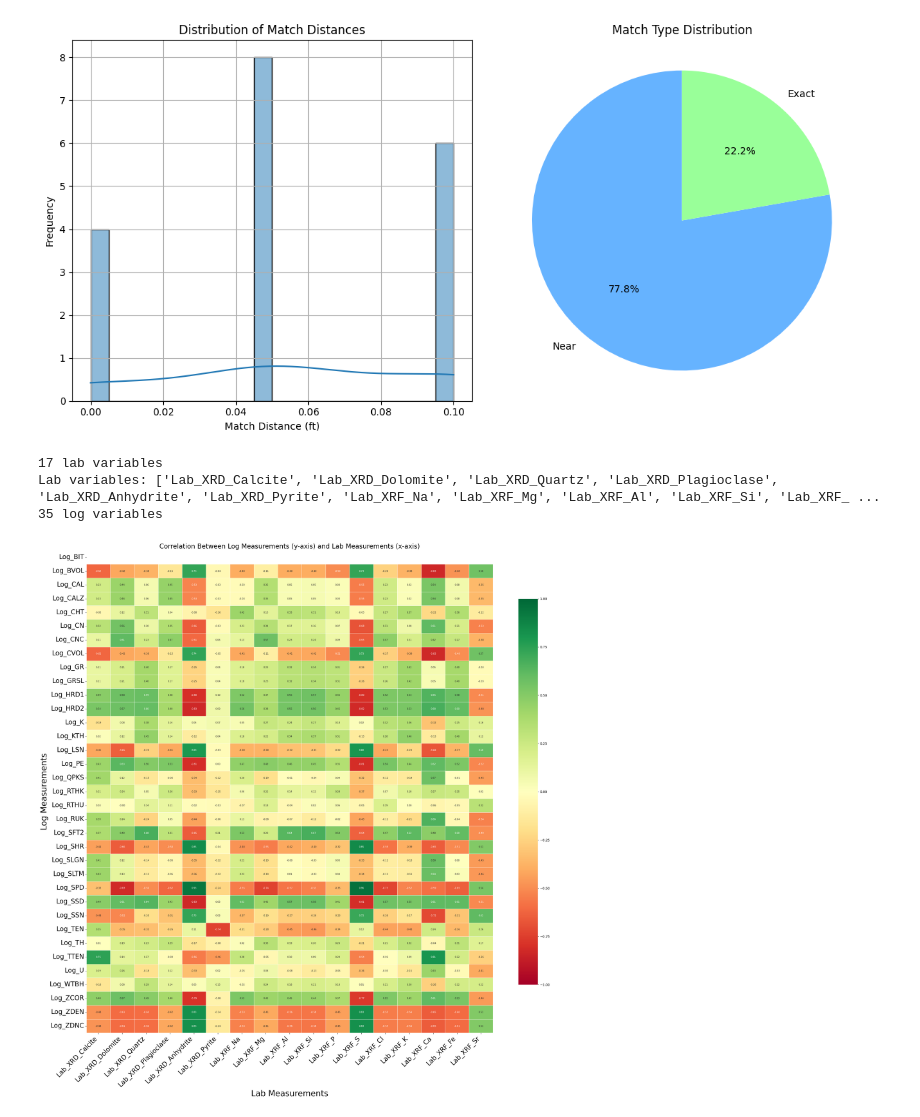
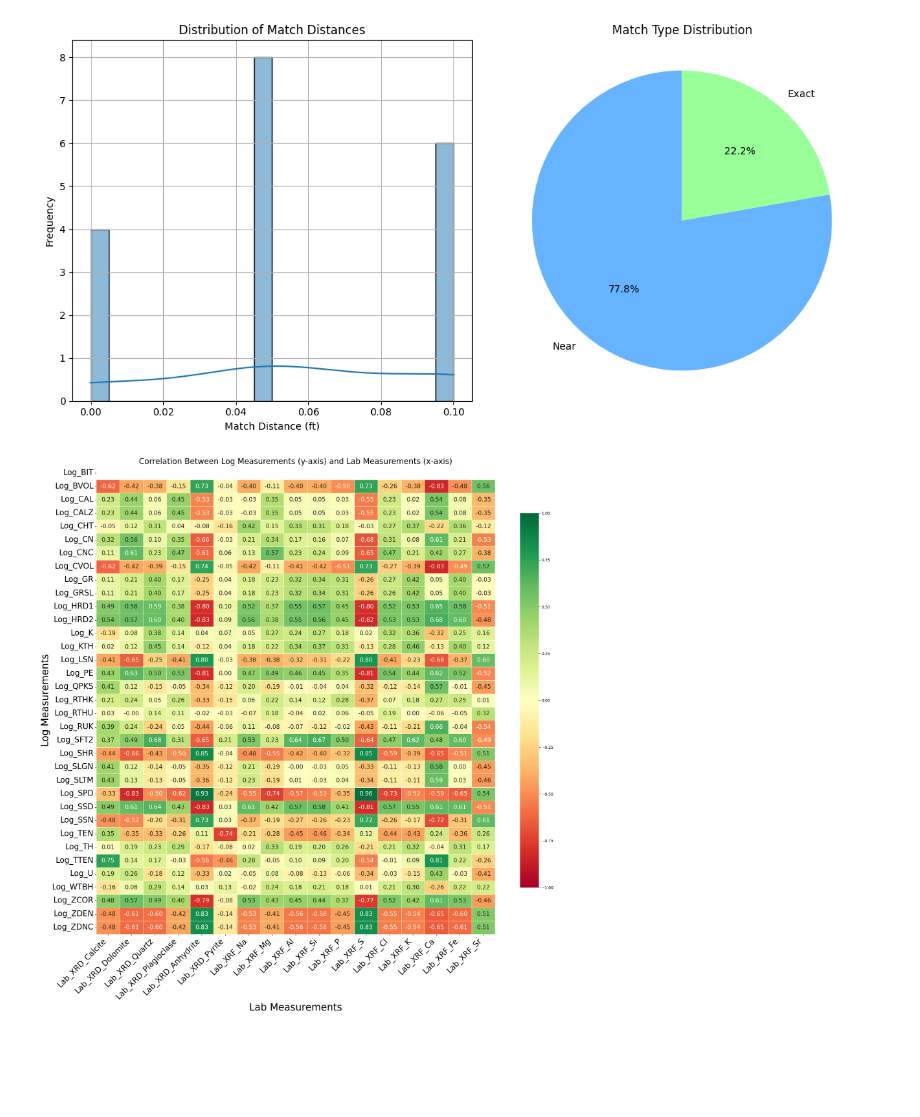
Before and after one commit to Z1y4dd/colab, a Jupyter notebook: HRDH/HRDH_1119/HRDH_1119_0_FULL.ipynb, the cells around one changed output. Drawn from its saved outputs; the diff is of its cells as text; code cells hidden in the pictures; blank space fills up the shorter version.

```diff
--- a/HRDH/HRDH_1119/HRDH_1119_0_FULL.ipynb
+++ b/HRDH/HRDH_1119/HRDH_1119_0_FULL.ipynb
@@ -850,41 +697,39 @@ log_vars = [col for col in joined.columns if col.startswith('Log_') and
 lab_vars = [col for col in lab_vars if not (joined[col] == 0).all()]
 log_vars = [col for col in log_vars if not (joined[col] == 0).all()]
 
-# 31 - 10
-print(len(lab_vars), "lab variables")
-print("Lab variables:", lab_vars)
-print(len(log_vars), "log variables")
+
+# print(len(lab_vars), "lab variables")
+# print("Lab variables:", lab_vars)
+# print(len(log_vars), "log variables")
+
 # Compute correlation matrix (log variables as rows, lab variables as columns)
 corr_matrix = joined[lab_vars + log_vars].corr().loc[log_vars, lab_vars]
 
 # Create a larger figure for better readability
-plt.figure(figsize=(24, 24))
+plt.figure(figsize=(20, 20))
 
 # Plot the heatmap with rotated x-axis labels
 sns.heatmap(corr_matrix,
             annot=True,                  # Show correlation values
             cmap='RdYlGn',               # Use a diverging colormap
+            annot_kws={'size': 15},       # Annotation font size
             vmin=-1, vmax=1,             # Fixed scale for correlation values
             linewidths=0.5,              # Add line separators
             fmt='.2f',                   # Format as 2 decimal places
-            annot_kws={'size': 7},       # Smaller annotation font size
             cbar_kws={"shrink": 0.8})    # Adjust colorbar
 
 
 #  labeling and styling
 plt.title('Correlation Between Log Measurements (y-axis) and Lab Measurements (x-axis)', fontsize=20)
 plt.xticks(rotation=45, ha='right', fontsize=20)
 plt.yticks(fontsize=20)
 
 # Add clearer axis labels
 plt.xlabel('Lab Measurements', fontsize=25, )
 plt.ylabel('Log Measurements', fontsize=25, )
 
 plt.tight_layout()
 plt.savefig('correlation_heatmap_comprehensive.png', dpi=300, bbox_inches='tight')
 plt.show()
 # %% [output]
-17 lab variables
-Lab variables: ['Lab_XRD_Calcite', 'Lab_XRD_Dolomite', 'Lab_XRD_Quartz', 'Lab_XRD_Plagioclase', 'Lab_XRD_Anhydrite', 'Lab_XRD_Pyrite', 'Lab_XRF_Na', 'Lab_XRF_Mg', 'Lab_XRF_Al', 'Lab_XRF_Si', 'Lab_XRF_ ...
-35 log variables
-[figure, old version]
+[figure, new version]
```
Also changed, not shown: parts of 6 cells of this notebook, 27 other files.
